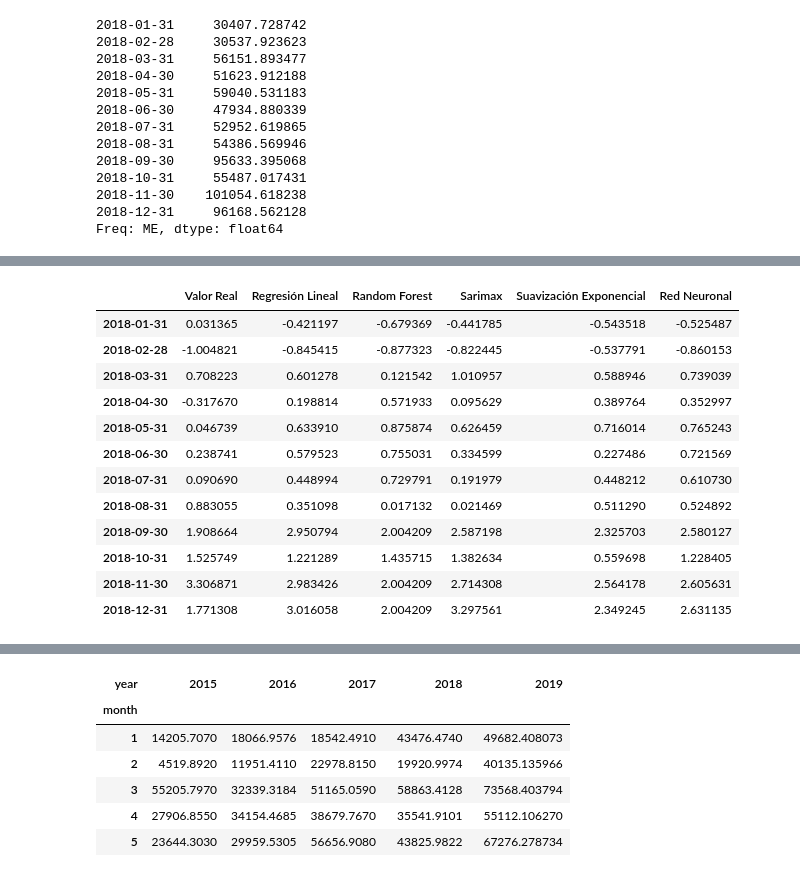
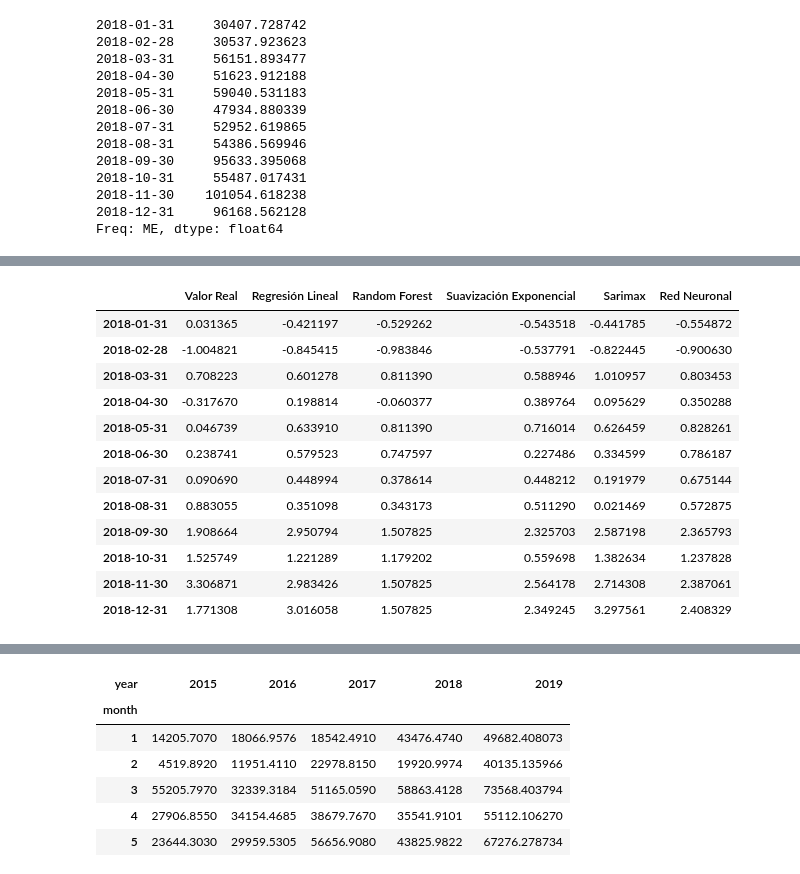
Before and after one commit to pmunozdl/TFG, a Jupyter notebook: nuevaVersión.ipynb, the cells around one changed output, grey strips where cells are left out. Saved outputs shown, nothing was run; the diff lists cells and outputs as text; code cells hidden in the pictures.

```diff
--- a/nuevaVersión.ipynb
+++ b/nuevaVersión.ipynb
@@ -312,7 +218,7 @@ Total fit time: 1.967 seconds
  ARIMA(0,1,1)(0,1,1)[12]
 # %%
-arima_model = SARIMAX(df_resultadoIng[0:36],exog=df_resultadoVent[0:36],order=(0,1,1),seasonal_order=(0,1,1,12)).fit(method="bfgs")
-y_predSarimax = arima_model.predict(start = "2018-01-01", end = "2018-12-30",exog = df_resultadoVent[36:48] ,typ="levels")
+arima_model = SARIMAX(Y_train,exog=X_train,order=(0,1,1),seasonal_order=(0,1,1,12)).fit(method="bfgs")
+y_predSarimax = arima_model.predict(start = "2018-01-01", end = "2018-12-30",exog = X_test ,typ="levels")
 y_predSarimax
 # %% [output]
          Current function value: 6.772758
@@ -339,6 +240,0 @@ print(r2_score(df_resultadoIng[36:48],y_predSarimax))
-# %%
-#escalamos ambos resultados y los añadimos al array
-y_predSarimaxEsc = scalerIng.transform(pd.DataFrame(y_predSarimax).values)
-y_predSEEsc = scalerIng.transform(pd.DataFrame(y_predSE).values)
-resultado = np.column_stack((resultado,y_predSarimaxEsc,y_predSEEsc))
-resultado
@@ -357,0 +241,3 @@ array([[ 0.03136463, -0.42119666, -0.67936891, -0.44178518, -0.54351837],
+# %%
+y_predSarimaxEsc = scalerVent.transform(pd.DataFrame(y_predSarimax.values,columns=["Total"]))
+resultado = np.column_stack((resultado,y_predSarimaxEsc))
@@ -358,7 +259,7 @@ array([[ 0.03136463, -0.42119666, -0.67936891, -0.44178518, -0.54351837],
 # %%
-#redes neuronales
+#Por último implementamos el último modelo, 5)redes neuronales
 model = Sequential()
-model.add(Dense(64, input_dim=1, activation='relu'))  # Capa oculta con 64 neuronas y función de activación ReLU
+model.add(Dense(64, input_shape=(1,), activation='relu'))   # Capa oculta con 64 neuronas y función de activación ReLU
 model.add(Dense(1))  # Capa de salida con una neurona (predicción de ingresos)
 model.compile(optimizer='adam', loss='mse', metrics=['accuracy'])  # Compilar el modelo con el optimizador Adam y la pérdida MSE
 model.summary()
@@ -399,20 +300,20 @@ Epoch 100/100
 # %%
-df_predicciones = pd.DataFrame(resultado,index=df_resultadoVent[36:48].index.values,columns = ['Valor Real', 'Regresión Lineal', 'Random Forest', 'Sarimax', 'Suavización Exponencial',"Red Neuronal"])
+df_predicciones = pd.DataFrame(resultado,index=df_resultadoVent[36:48].index.values,columns = ['Valor Real', 'Regresión Lineal', 'Random Forest', 'Suavización Exponencial', 'Sarimax',"Red Neuronal"])
 df_predicciones
 # %% [output]
-|  | Valor Real | Regresión Lineal | Random Forest | Sarimax | Suavización Exponencial | Red Neuronal |
-| 2018-01-31 | 0.031365 | -0.421197 | -0.679369 | -0.441785 | -0.543518 | -0.525487 |
-| 2018-02-28 | -1.004821 | -0.845415 | -0.877323 | -0.822445 | -0.537791 | -0.860153 |
-| 2018-03-31 | 0.708223 | 0.601278 | 0.121542 | 1.010957 | 0.588946 | 0.739039 |
-| 2018-04-30 | -0.317670 | 0.198814 | 0.571933 | 0.095629 | 0.389764 | 0.352997 |
-| 2018-05-31 | 0.046739 | 0.633910 | 0.875874 | 0.626459 | 0.716014 | 0.765243 |
-| 2018-06-30 | 0.238741 | 0.579523 | 0.755031 | 0.334599 | 0.227486 | 0.721569 |
-| 2018-07-31 | 0.090690 | 0.448994 | 0.729791 | 0.191979 | 0.448212 | 0.610730 |
-| 2018-08-31 | 0.883055 | 0.351098 | 0.017132 | 0.021469 | 0.511290 | 0.524892 |
-| 2018-09-30 | 1.908664 | 2.950794 | 2.004209 | 2.587198 | 2.325703 | 2.580127 |
-| 2018-10-31 | 1.525749 | 1.221289 | 1.435715 | 1.382634 | 0.559698 | 1.228405 |
-| 2018-11-30 | 3.306871 | 2.983426 | 2.004209 | 2.714308 | 2.564178 | 2.605631 |
-| 2018-12-31 | 1.771308 | 3.016058 | 2.004209 | 3.297561 | 2.349245 | 2.631135 |
+|  | Valor Real | Regresión Lineal | Random Forest | Suavización Exponencial | Sarimax | Red Neuronal |
+| 2018-01-31 | 0.031365 | -0.421197 | -0.529262 | -0.543518 | -0.441785 | -0.554872 |
+| 2018-02-28 | -1.004821 | -0.845415 | -0.983846 | -0.537791 | -0.822445 | -0.900630 |
+| 2018-03-31 | 0.708223 | 0.601278 | 0.811390 | 0.588946 | 1.010957 | 0.803453 |
+| 2018-04-30 | -0.317670 | 0.198814 | -0.060377 | 0.389764 | 0.095629 | 0.350288 |
+| 2018-05-31 | 0.046739 | 0.633910 | 0.811390 | 0.716014 | 0.626459 | 0.828261 |
+| 2018-06-30 | 0.238741 | 0.579523 | 0.747597 | 0.227486 | 0.334599 | 0.786187 |
+| 2018-07-31 | 0.090690 | 0.448994 | 0.378614 | 0.448212 | 0.191979 | 0.675144 |
+| 2018-08-31 | 0.883055 | 0.351098 | 0.343173 | 0.511290 | 0.021469 | 0.572875 |
+| 2018-09-30 | 1.908664 | 2.950794 | 1.507825 | 2.325703 | 2.587198 | 2.365793 |
+| 2018-10-31 | 1.525749 | 1.221289 | 1.179202 | 0.559698 | 1.382634 | 1.237828 |
+| 2018-11-30 | 3.306871 | 2.983426 | 1.507825 | 2.564178 | 2.714308 | 2.387061 |
+| 2018-12-31 | 1.771308 | 3.016058 | 1.507825 | 2.349245 | 3.297561 | 2.408329 |
 # %%
 r2RL = r2_score(df_predicciones['Valor Real'], df_predicciones["Regresión Lineal"])
 r2RF = r2_score(df_predicciones['Valor Real'], df_predicciones["Random Forest"])
```
Also changed, not shown: parts of 57 cells of this notebook, 1 other file.
